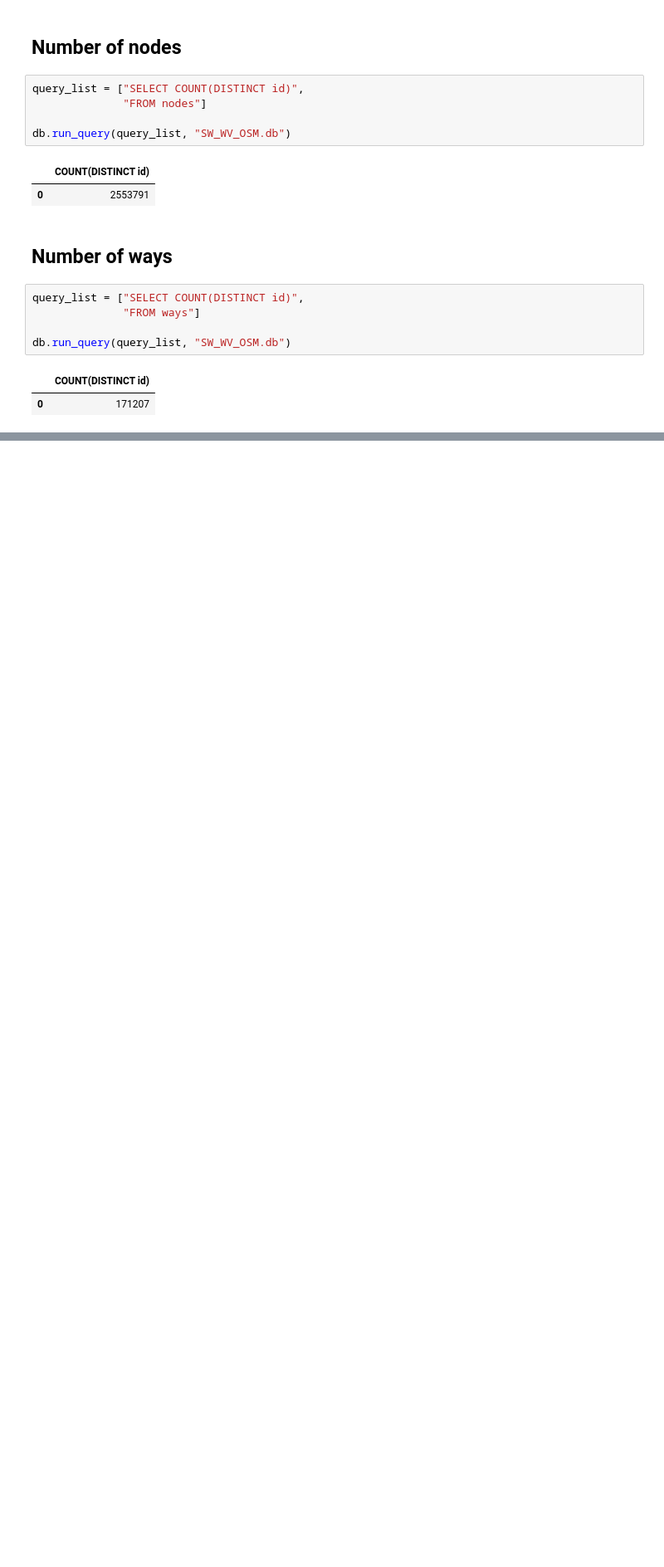
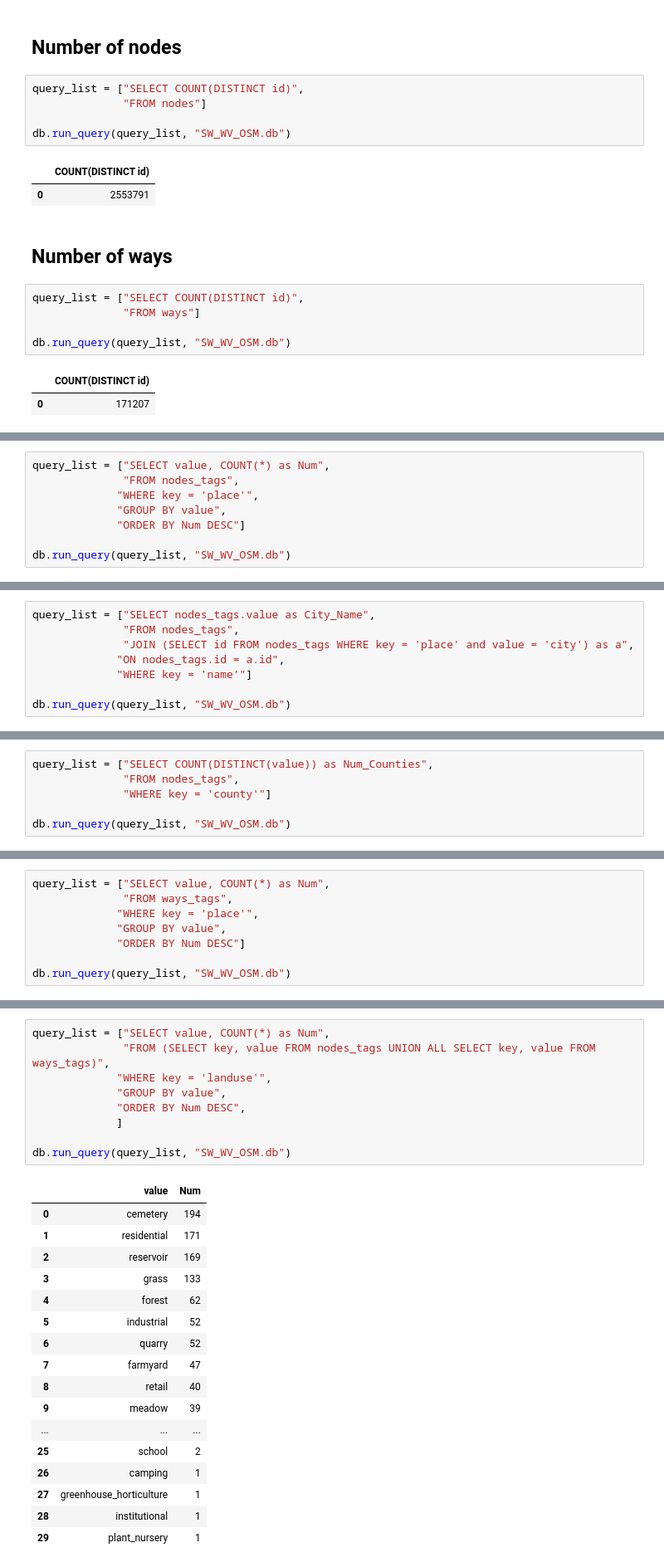
Before and after one commit to emigre459/P2-WrangleOSM, a Jupyter notebook: OpenStreetMap Wrangling - West Virginia.ipynb, the cells around one changed output, grey strips where cells are left out. Shown at 83% size. Saved outputs shown, nothing was run; the diff lists cells and outputs as text; blank space fills up the shorter version.

```diff
--- a/OpenStreetMap Wrangling - West Virginia.ipynb
+++ b/OpenStreetMap Wrangling - West Virginia.ipynb
@@ -247,0 +261,8 @@ db.run_query(query_list, "SW_WV_OSM.db")
+# %%
+query_list = ["SELECT value, COUNT(*) as Num",
+              "FROM nodes_tags",
+             "WHERE key = 'place'",
+             "GROUP BY value",
+             "ORDER BY Num DESC"]
+
+db.run_query(query_list, "SW_WV_OSM.db")
@@ -247,0 +285,8 @@ db.run_query(query_list, "SW_WV_OSM.db")
+# %%
+query_list = ["SELECT nodes_tags.value as City_Name",
+              "FROM nodes_tags",
+              "JOIN (SELECT id FROM nodes_tags WHERE key = 'place' and value = 'city') as a",
+             "ON nodes_tags.id = a.id",
+             "WHERE key = 'name'"]
+
+db.run_query(query_list, "SW_WV_OSM.db")
@@ -247,0 +300,6 @@ db.run_query(query_list, "SW_WV_OSM.db")
+# %%
+query_list = ["SELECT COUNT(DISTINCT(value)) as Num_Counties",
+              "FROM nodes_tags",
+              "WHERE key = 'county'"]
+
+db.run_query(query_list, "SW_WV_OSM.db")
@@ -247,0 +311,8 @@ db.run_query(query_list, "SW_WV_OSM.db")
+# %%
+query_list = ["SELECT value, COUNT(*) as Num",
+              "FROM ways_tags",
+             "WHERE key = 'place'",
+             "GROUP BY value",
+             "ORDER BY Num DESC"]
+
+db.run_query(query_list, "SW_WV_OSM.db")
@@ -325,0 +375,27 @@ The next time you work on this, you need to do the following (in order):
+# %%
+query_list = ["SELECT value, COUNT(*) as Num",
+              "FROM (SELECT key, value FROM nodes_tags UNION ALL SELECT key, value FROM ways_tags)",
+             "WHERE key = 'landuse'",
+             "GROUP BY value",
+             "ORDER BY Num DESC",
+             ]
+
+db.run_query(query_list, "SW_WV_OSM.db")
+# %% [output]
+|  | value | Num |
+| 0 | cemetery | 194 |
+| 1 | residential | 171 |
+| 2 | reservoir | 169 |
+| 3 | grass | 133 |
+| 4 | forest | 62 |
+| 5 | industrial | 52 |
+| 6 | quarry | 52 |
+| 7 | farmyard | 47 |
+| 8 | retail | 40 |
+| 9 | meadow | 39 |
+| ... | ... | ... |
+| 25 | school | 2 |
+| 26 | camping | 1 |
+| 27 | greenhouse_horticulture | 1 |
+| 28 | institutional | 1 |
+| 29 | plant_nursery | 1 |
```
Also changed, not shown: parts of 27 cells of this notebook, 2 other files.
